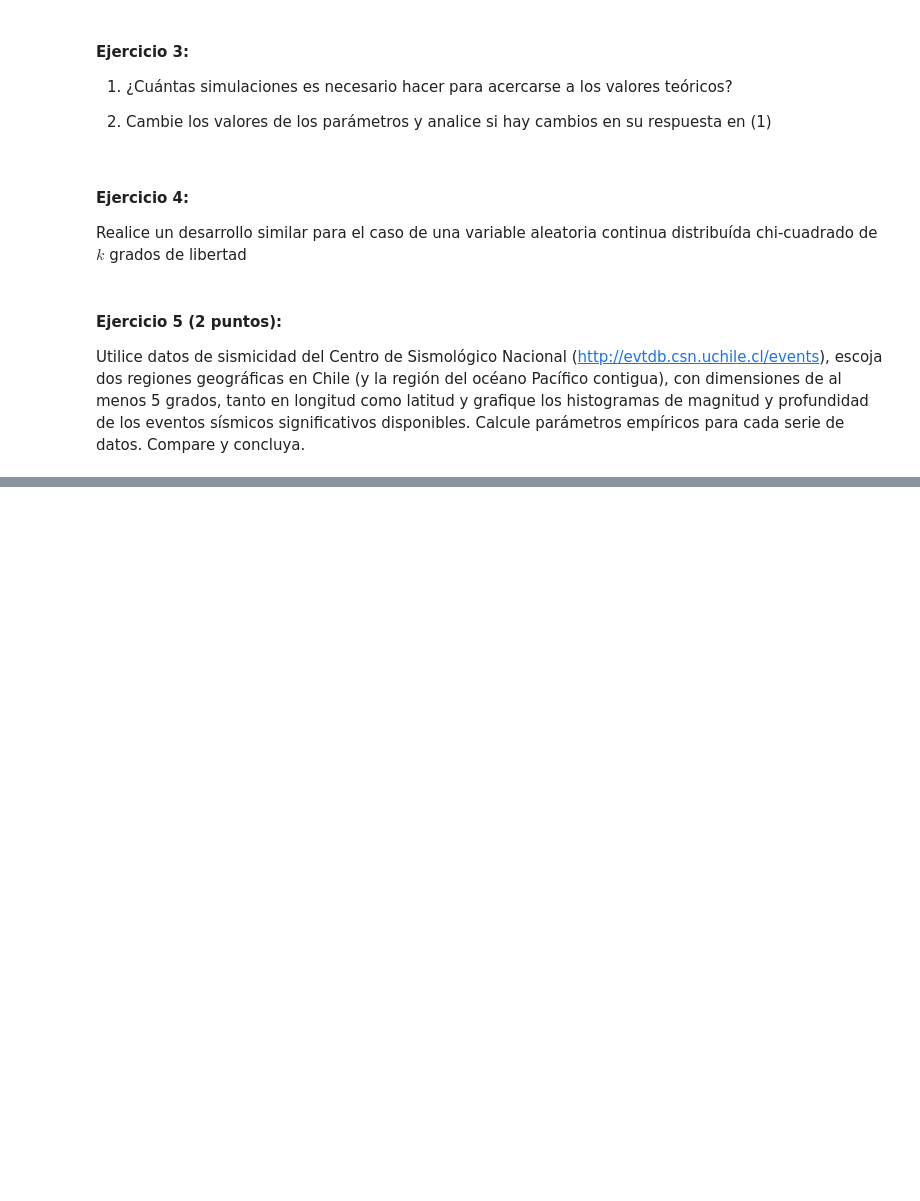
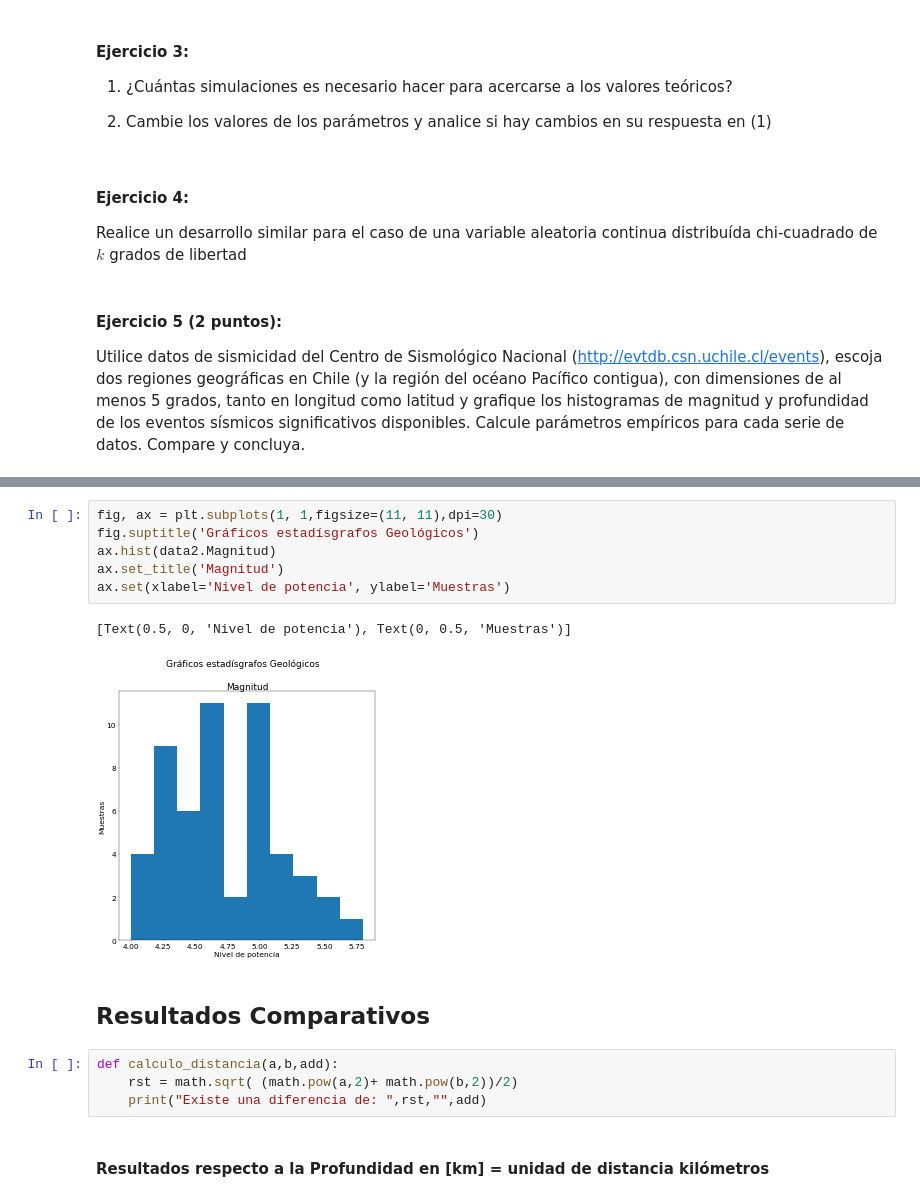
Before and after one commit to estebantejeda/INFO274, a Jupyter notebook: lab2/Laboratorio2.ipynb, the cells around one changed output, grey strips where cells are left out. Cells and saved outputs as stored; diff of their text form; blank space fills up the shorter version.

```diff
--- a/lab2/Laboratorio2.ipynb
+++ b/lab2/Laboratorio2.ipynb
@@ -441,0 +571,17 @@ Utilice datos de sismicidad del Centro de Sismológico Nacional (http://evtdb.cs
+# %%
+fig, ax = plt.subplots(1, 1,figsize=(11, 11),dpi=30)
+fig.suptitle('Gráficos estadísgrafos Geológicos')
+ax.hist(data2.Magnitud)
+ax.set_title('Magnitud')
+ax.set(xlabel='Nivel de potencia', ylabel='Muestras')
+# %% [output]
+[Text(0.5, 0, 'Nivel de potencia'), Text(0, 0.5, 'Muestras')]
+[figure, added]
+# %% [markdown]
+## Resultados Comparativos
+# %%
+def calculo_distancia(a,b,add):
+    rst = math.sqrt( (math.pow(a,2)+ math.pow(b,2))/2)
+    print("Existe una diferencia de: ",rst,"",add)
+# %% [markdown]
+#### Resultados respecto a la Profundidad en [km] = unidad de distancia kilómetros
```
Also changed, not shown: parts of 28 cells of this notebook, 1 other file.
